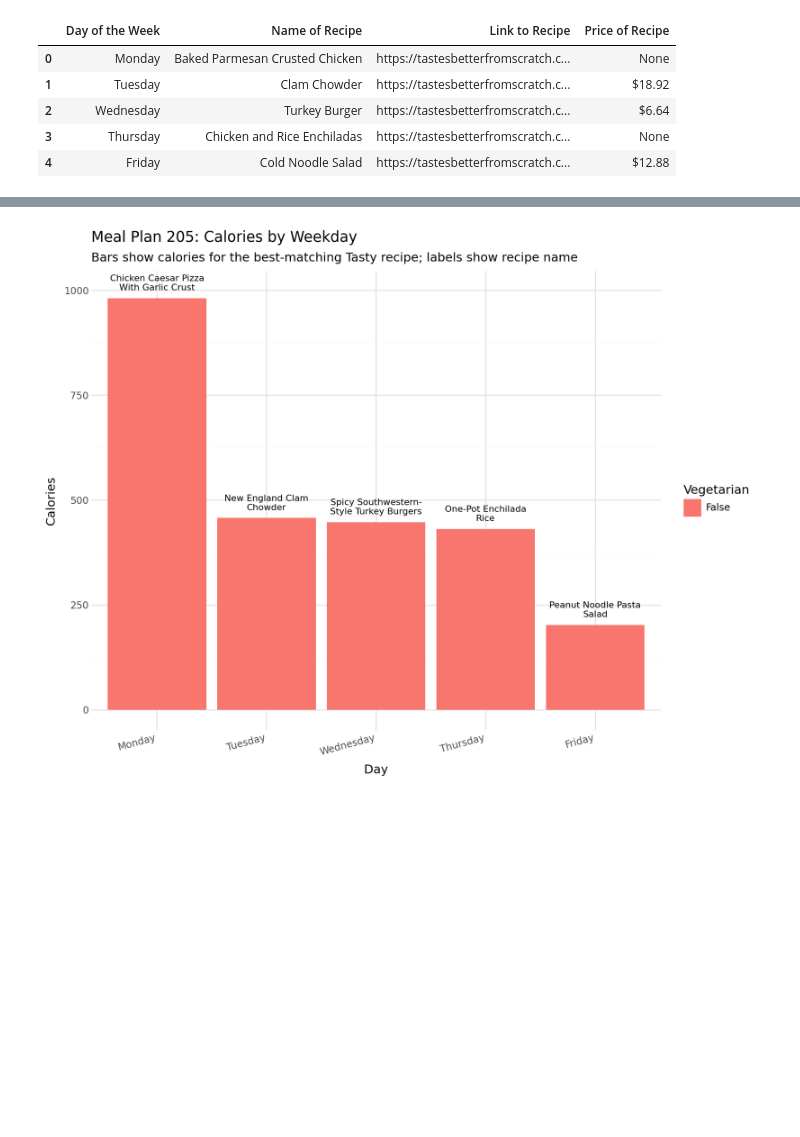
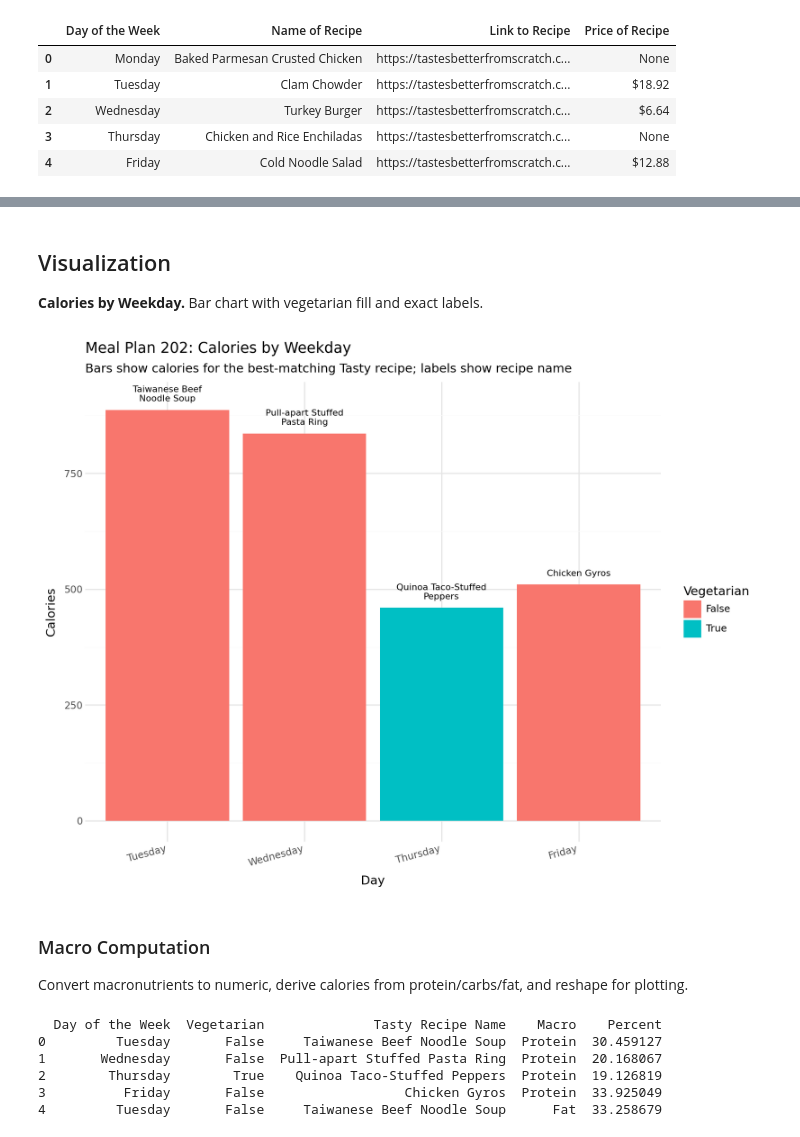
Before and after one commit to NavSanya/GSB544_Projects, a Jupyter notebook: Week4/Lab4/Lab4.ipynb, the cells around one changed output, grey strips where cells are left out. Cells and saved outputs as stored; diff of their text form; code cells hidden in the pictures; blank space fills up the shorter version.

```diff
--- a/Week4/Lab4/Lab4.ipynb
+++ b/Week4/Lab4/Lab4.ipynb
@@ -142,0 +132,18 @@ Matches for this query: 5
+# %%
+# 3) Build a few search variants so you get results even if the exact name doesn’t match
+def clean_query(s: str) -> str:
+    s = re.sub(r"[’'`]", "", s)                  # drop apostrophes
+    s = re.sub(r"[^A-Za-z0-9\s&/+-]", " ", s)    # keep basic tokens
+    s = re.sub(r"\s+", " ", s).strip()
+    return s
+
+q_exact = monday_recipe
+q_clean = clean_query(monday_recipe)
+tokens = [t for t in q_clean.split() if len(t) > 3]
+q_broad = " ".join(tokens) if tokens else q_clean
+
+searches = [q_exact, q_clean]
+if q_broad not in searches:
+    searches.append(q_broad)
+
+print(searches)
@@ -246,5 +311,4 @@ df.head()
 # %%
-df = get_mealplan_data(205)
 # Ensure expected columns exist
 expected_cols = {"Day of the Week","Name of Recipe","Tasty Recipe Name","Calories","Protein","Fat","Carbs","Rating"}
 missing = [c for c in expected_cols if c not in df.columns]
@@ -266,8 +333,9 @@ def infer_veg(name):
     ]
     if any(w in s for w in meat_words):
         return False
-    # Unknown → treat as not vegetarian (conservative) unless you prefer np.nan
+    # Unknown → treat as NOT vegetarian (conservative)
     return False
 
+
 df = df.copy()
-df["Vegetarian"] = df["Tasty Recipe Name"].apply(infer_veg)
+df["Vegetarian"] = df["Name of Recipe"].apply(infer_veg)
@@ -306,22 +409,66 @@ best_per_day["WrapLabel"] = best_per_day["Tasty Recipe Name"].apply(
+# %% [markdown]
+## Visualization
+**Calories by Weekday.** Bar chart with vegetarian fill and exact labels.
 # %%
 # --- Plot 1: Calories by weekday, indicating vegetarian ---
 p = (
     p9.ggplot(best_per_day, p9.aes(x="Day of the Week", y="Calories", fill="Vegetarian"))
     + p9.geom_col()
     + p9.geom_text(p9.aes(label="WrapLabel"), va="bottom", size=8, format_string="{:s}", nudge_y=15)
     + p9.labs(
-        title="Meal Plan 205: Calories by Weekday",
+        title="Meal Plan 202: Calories by Weekday",
         subtitle="Bars show calories for the best-matching Tasty recipe; labels show recipe name",
         x="Day",
         y="Calories"
     )
     + p9.theme_minimal()
     + p9.theme(
         axis_text_x=p9.element_text(rotation=15, ha="right"),
         figure_size=(9, 7)
     )
 )
 
 p.show()
 # %% [output]
-[figure, old version]
+[figure, new version]
+# %% [markdown]
+### Macro Computation
+Convert macronutrients to numeric, derive calories from protein/carbs/fat, and reshape for plotting.
+# %%
+# compute macro calories
+bp = best_per_day.copy()
+for c in ["Protein","Fat","Carbs"]:
+    bp[c] = pd.to_numeric(bp[c], errors="coerce")
+
+bp["kcal_protein"] = bp["Protein"] * 4
+bp["kcal_fat"]     = bp["Fat"] * 9
+bp["kcal_carbs"]   = bp["Carbs"] * 4
+
+bp["kcal_total_from_macros"] = bp[["kcal_protein","kcal_fat","kcal_carbs"]].sum(axis=1)
+
+# percent-of-calories (guard divide-by-zero)
+for c in ["kcal_protein","kcal_fat","kcal_carbs"]:
+    bp[c + "_pct"] = (bp[c] / bp["kcal_total_from_macros"]) * 100
+
+# gather to long for stacked bars
+macro_long = (
+    bp.melt(
+        id_vars=["Day of the Week","Vegetarian","Tasty Recipe Name"],
+        value_vars=["kcal_protein_pct","kcal_fat_pct","kcal_carbs_pct"],
+        var_name="Macro", value_name="Percent"
+    )
+)
+macro_long["Macro"] = macro_long["Macro"].map({
+    "kcal_protein_pct":"Protein",
+    "kcal_fat_pct":"Fat",
+    "kcal_carbs_pct":"Carbs"
+})
+
+print(macro_long.head())
+# %% [output]
+  Day of the Week  Vegetarian              Tasty Recipe Name    Macro    Percent
+0         Tuesday       False     Taiwanese Beef Noodle Soup  Protein  30.459127
+1       Wednesday       False  Pull-apart Stuffed Pasta Ring  Protein  20.168067
+2        Thursday        True    Quinoa Taco-Stuffed Peppers  Protein  19.126819
+3          Friday       False                  Chicken Gyros  Protein  33.925049
+4         Tuesday       False     Taiwanese Beef Noodle Soup      Fat  33.258679
```
Also changed, not shown: parts of 27 cells of this notebook, 12 other files.
